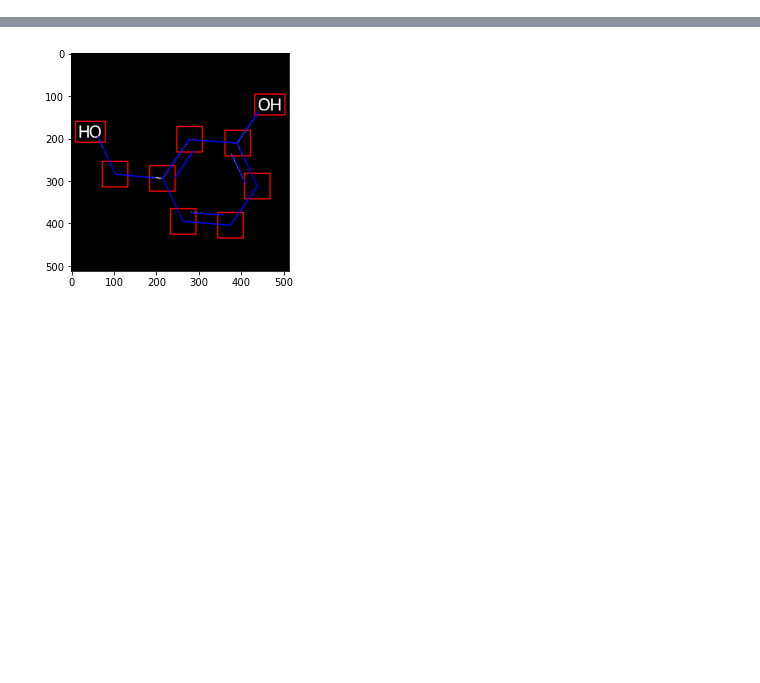
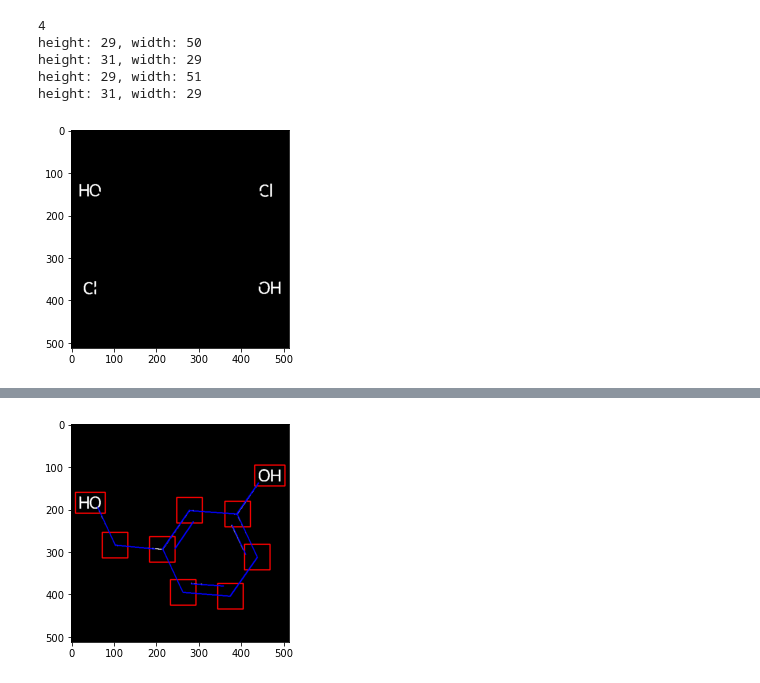
Before and after one commit to kot239/chem-to-smiles, a Jupyter notebook: src/ImagesWithCV.ipynb, the cells around one changed output, grey strips where cells are left out. Cells and saved outputs as stored; diff of their text form; code cells hidden in the pictures; blank space fills up the shorter version.

```diff
--- a/src/ImagesWithCV.ipynb
+++ b/src/ImagesWithCV.ipynb
@@ -58,0 +66,51 @@ plt.show()
+# %%
+def is_to_union(rect1, rect2, threshold):
+    return (rect2[0][0] <= rect1[1][0] + threshold and
+           rect2[0][1] <= rect1[1][1] + threshold and
+           rect1[0][1] <= rect2[1][1] + threshold)
+
+def union_rectangles(rectangles, threshold=10):
+    rectangles = sorted(rectangles, key=lambda rec: rec[0][0])
+    unioned = [False] * len(rectangles)
+    new_rectangles = []
+    for i, cur_rect in enumerate(rectangles):
+        if not unioned[i]:
+            for j in range(i + 1, len(rectangles)):
+                if is_to_union(cur_rect, rectangles[j], threshold):
+                    cur_rect = [(cur_rect[0][0],
+                                 min(cur_rect[0][1], rectangles[j][0][1])),
+                                (max(cur_rect[1][0], rectangles[j][1][0]),
+                                 max(cur_rect[1][1], rectangles[j][1][1]))]
+                    unioned[j] = True
+            unioned[i] = True
+            new_rectangles.append(cur_rect)
+    return new_rectangles
+
+
+threshold_area = 40
+black_cdst2 = cv2.cvtColor(cdst2, cv2.COLOR_BGR2GRAY)
+letters, _ = cv2.findContours(black_cdst2, cv2.RETR_TREE, cv2.CHAIN_APPROX_NONE)
+#print(len(letters))
+rectangles = []
+for letter in letters:
+    (left, top, width, height) = cv2.boundingRect(letter)
+    if width * height >= threshold_area:
+        tl = (left, top)
+        br = (left + width, top + height)
+        rectangles.append([tl, br])
+        #cdst2 = cv2.rectangle(cdst2, tl, br, (0, 0, 255), 1)
+new_rectangles = union_rectangles(rectangles)
+#for rect in new_rectangles:
+    #cdst2 = cv2.rectangle(cdst2, rect[0], rect[1], (255, 0, 0), 2)
+print(len(new_rectangles))
+for rect in new_rectangles:
+    print(f'height: {rect[1][1] - rect[0][1]}, width: {rect[1][0] - rect[0][0]}')
+plt.imshow(cdst2)
+plt.show()
+# %% [output]
+4
+height: 29, width: 50
+height: 31, width: 29
+height: 29, width: 51
+height: 31, width: 29
+[figure, added]
```
Also changed, not shown: parts of 7 cells of this notebook, 3 other files.
